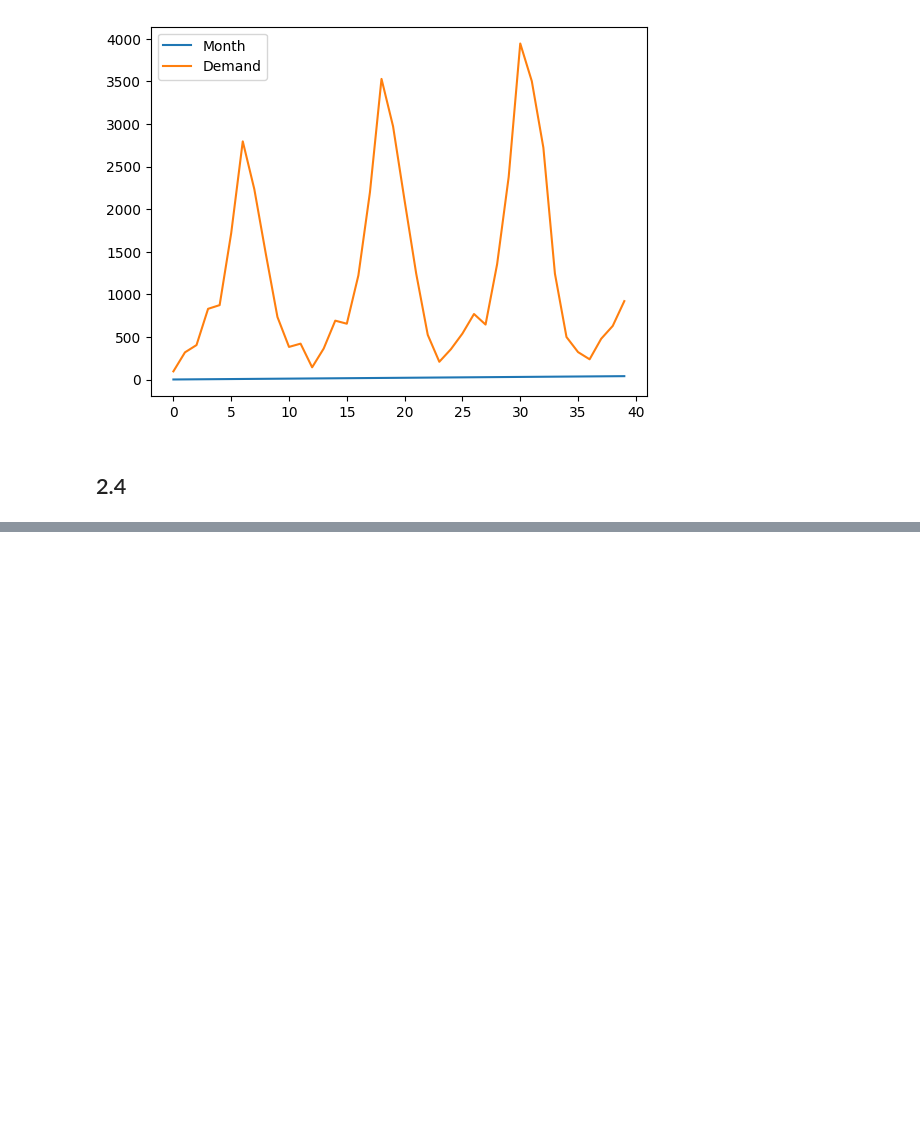
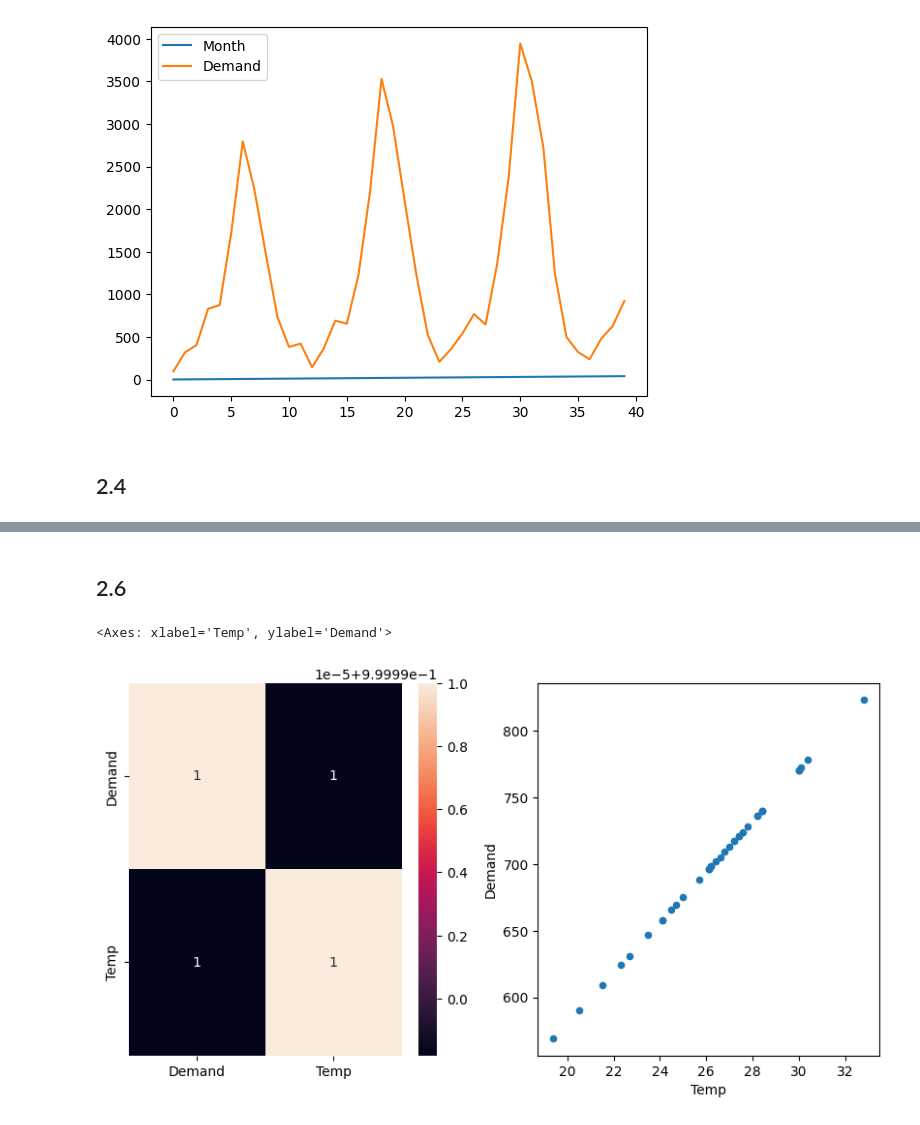
Before and after one commit to AlbinLind/Supply-Chain, a Jupyter notebook: week_1/seminar1.ipynb, the cells around one changed output, grey strips where cells are left out. Saved outputs shown, nothing was run; the diff lists cells and outputs as text; code cells hidden in the pictures; blank space fills up the shorter version.

```diff
--- a/week_1/seminar1.ipynb
+++ b/week_1/seminar1.ipynb
@@ -59,0 +57,10 @@ Value for May: 1904.2514435067774
+# %% [markdown]
+## 2.6
+# %%
+bottled_water = pd.read_excel('bottled-water.xlsx')
+fig, ax = plt.subplots(1, 2, figsize=(10, 5))
+sns.heatmap(bottled_water[["Demand", "Temp"]].corr(), annot=True, ax=ax[0]) # perfect correlation :)
+bottled_water.plot.scatter(x="Temp", y="Demand", ax=ax[1])
+# %% [output]
+<Axes: xlabel='Temp', ylabel='Demand'>
+[figure, added]
```
Also changed, not shown: parts of 6 cells of this notebook, 2 other files.
